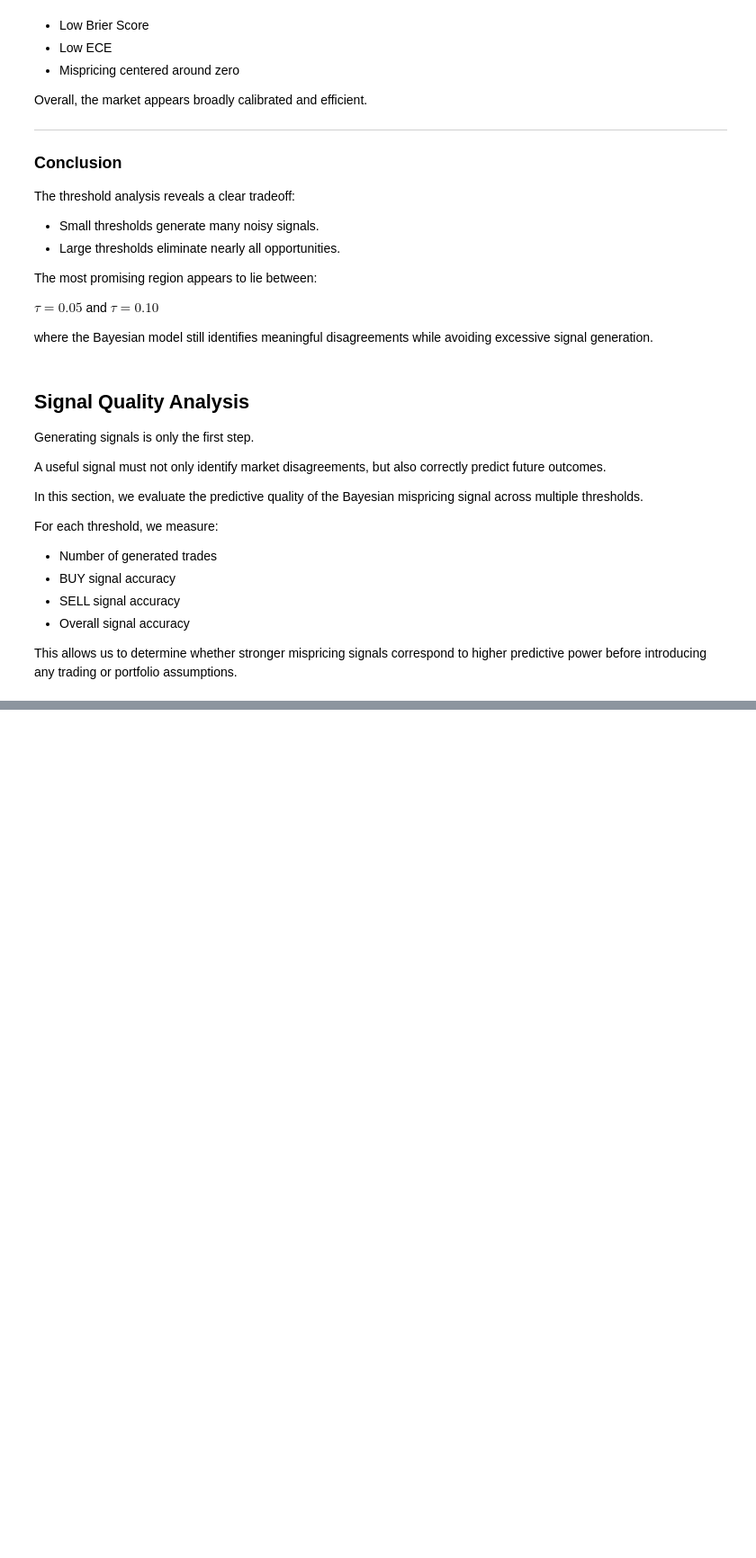
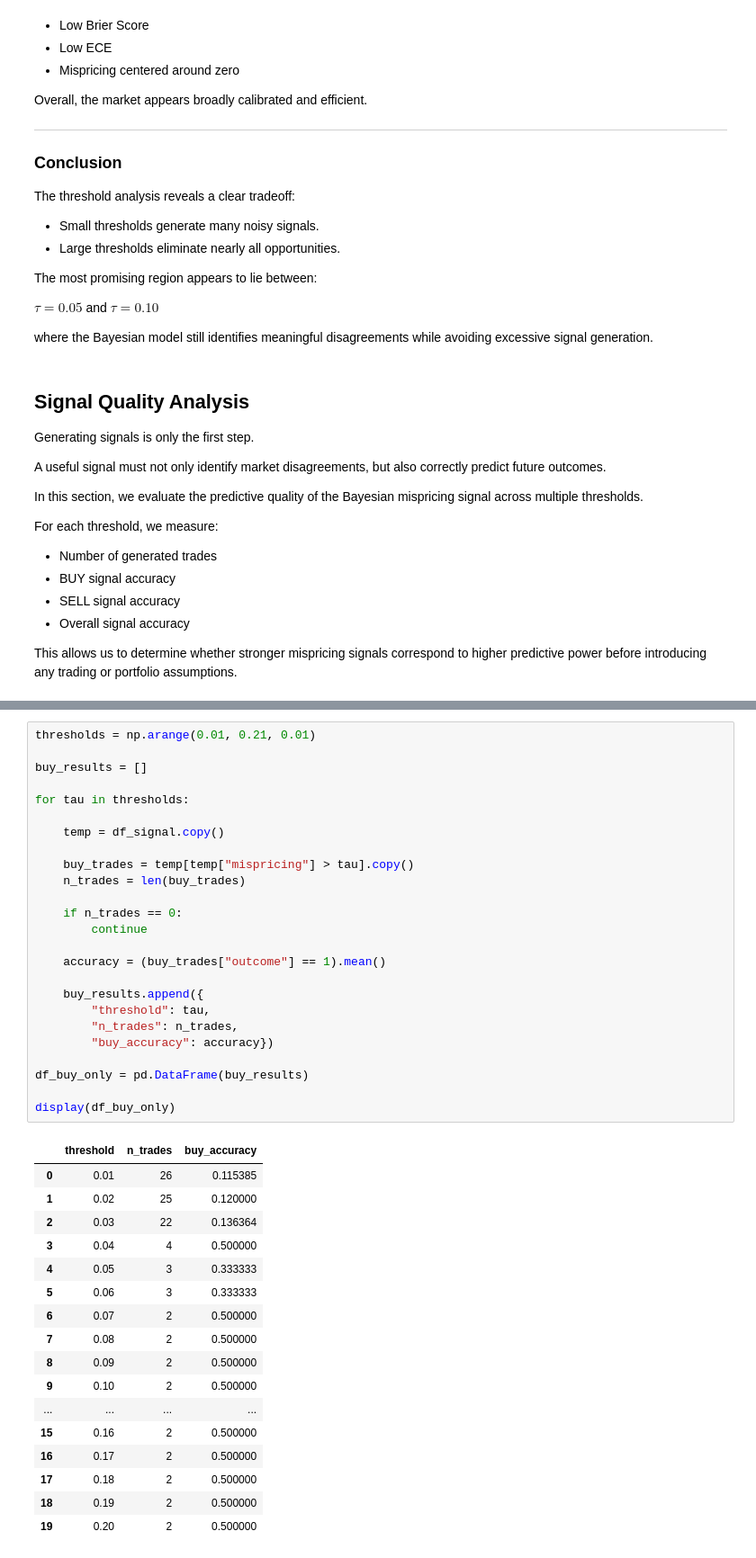
Before and after one commit to ADRIANVM117/data-science-portfolio, a Jupyter notebook: Bayesian_Fair_Value_Estimation_and_Mispricing_Detection_in_Prediction_Markets/notebooks/06_Signal_Generation.ipynb, the cells around one changed output, grey strips where cells are left out. Shown at 90% size. Drawn from its saved outputs; the diff is of its cells as text; blank space fills up the shorter version.

```diff
--- a/Bayesian_Fair_Value_Estimation_and_Mispricing_Detection_in_Prediction_Markets/notebooks/06_Signal_Generation.ipynb
+++ b/Bayesian_Fair_Value_Estimation_and_Mispricing_Detection_in_Prediction_Markets/notebooks/06_Signal_Generation.ipynb
@@ -450,0 +480,43 @@ display(df_quality)
+# %%
+thresholds = np.arange(0.01, 0.21, 0.01)
+
+buy_results = []
+
+for tau in thresholds:
+
+    temp = df_signal.copy()
+
+    buy_trades = temp[temp["mispricing"] > tau].copy()
+    n_trades = len(buy_trades)
+
+    if n_trades == 0:
+        continue
+
+    accuracy = (buy_trades["outcome"] == 1).mean()
+
+    buy_results.append({
+        "threshold": tau,
+        "n_trades": n_trades,
+        "buy_accuracy": accuracy})
+
+df_buy_only = pd.DataFrame(buy_results)
+
+display(df_buy_only)
+# %% [output]
+|  | threshold | n_trades | buy_accuracy |
+| 0 | 0.01 | 26 | 0.115385 |
+| 1 | 0.02 | 25 | 0.120000 |
+| 2 | 0.03 | 22 | 0.136364 |
+| 3 | 0.04 | 4 | 0.500000 |
+| 4 | 0.05 | 3 | 0.333333 |
+| 5 | 0.06 | 3 | 0.333333 |
+| 6 | 0.07 | 2 | 0.500000 |
+| 7 | 0.08 | 2 | 0.500000 |
+| 8 | 0.09 | 2 | 0.500000 |
+| 9 | 0.10 | 2 | 0.500000 |
+| ... | ... | ... | ... |
+| 15 | 0.16 | 2 | 0.500000 |
+| 16 | 0.17 | 2 | 0.500000 |
+| 17 | 0.18 | 2 | 0.500000 |
+| 18 | 0.19 | 2 | 0.500000 |
+| 19 | 0.20 | 2 | 0.500000 |
```
Also changed, not shown: parts of 6 cells of this notebook, 1 other file.
